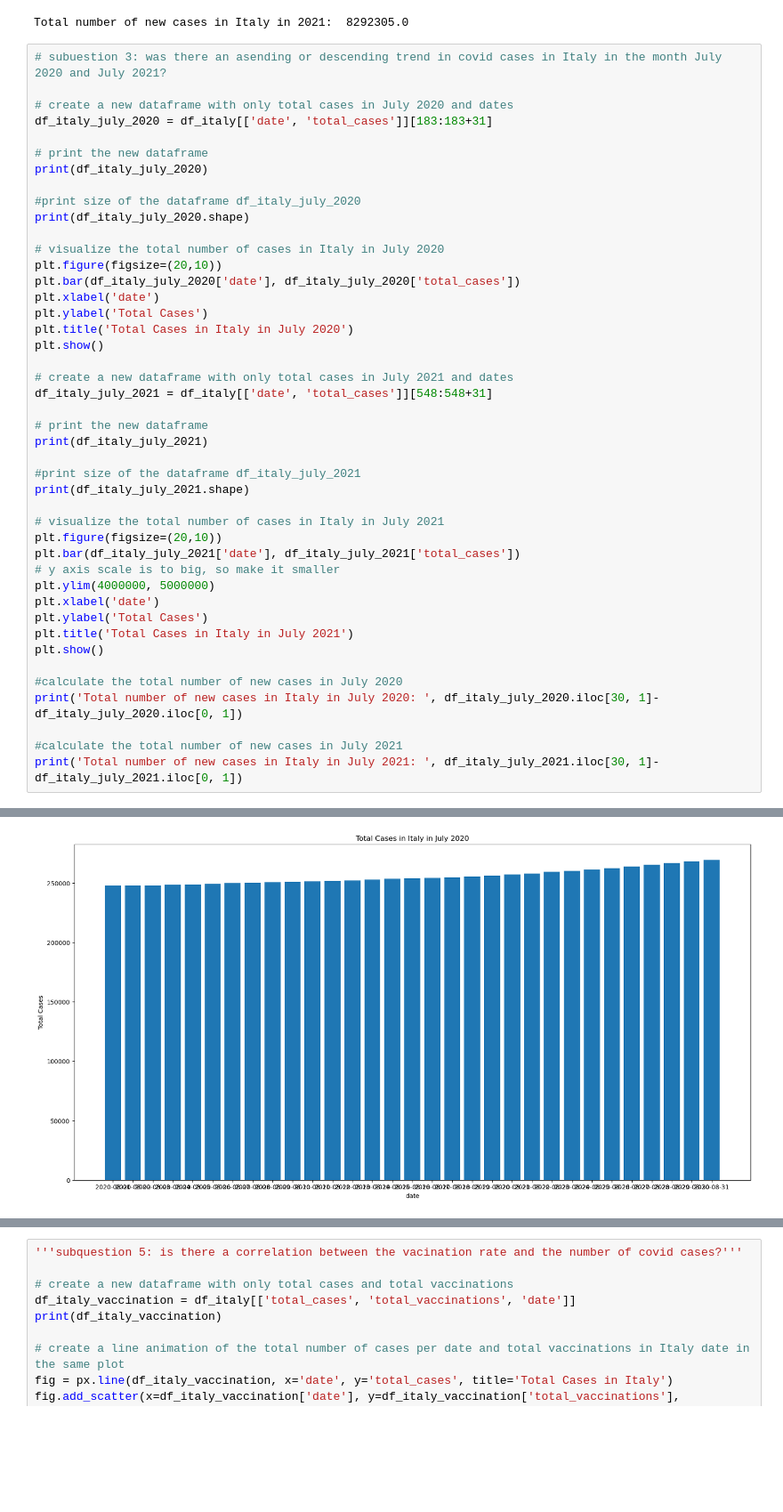
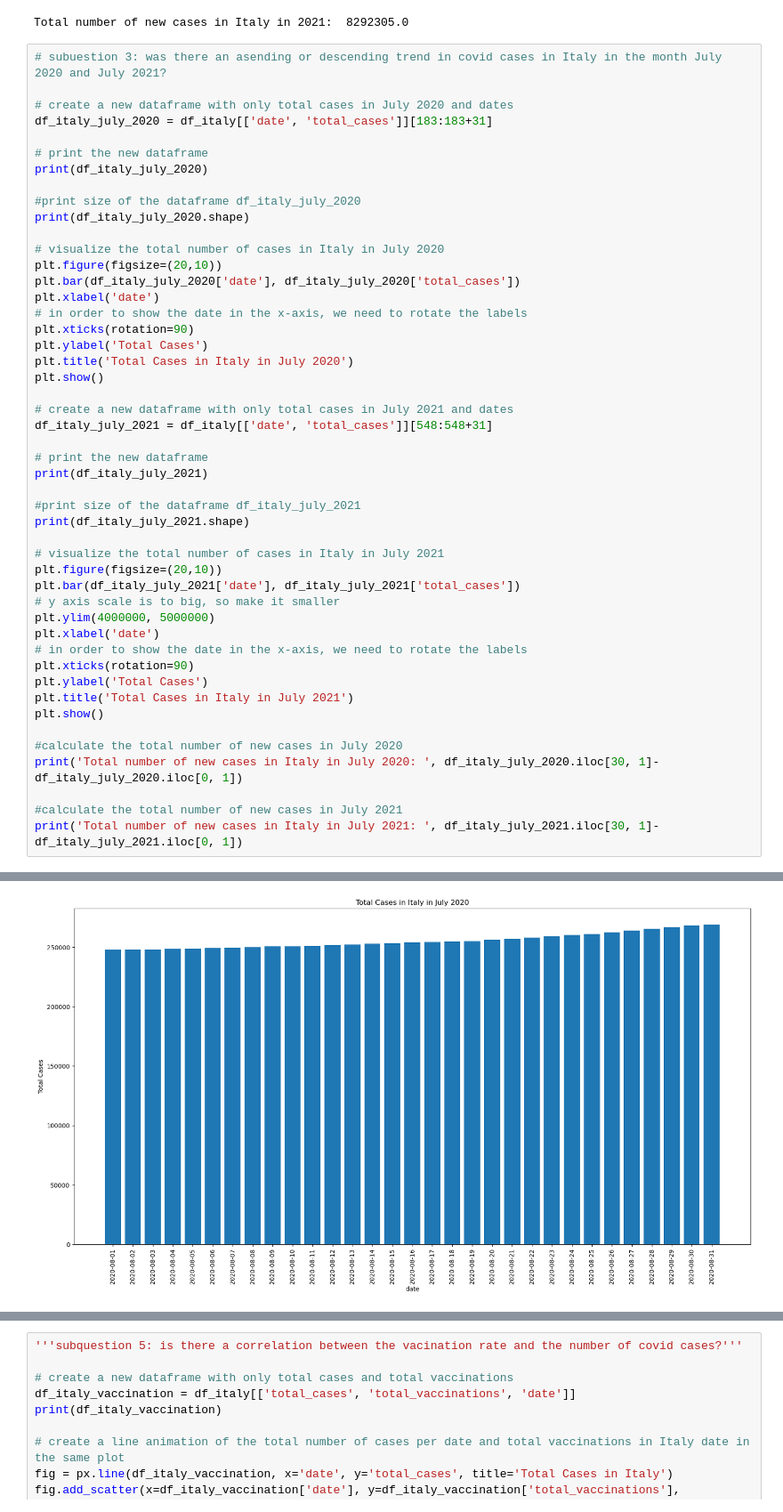
Before and after one commit to daanvanderk/TIL6010-LabAssignments, a Jupyter notebook: Project/Subquestion235.ipynb, the cells around one changed output, grey strips where cells are left out. Shown at 89% size. Cells and saved outputs as stored; diff of their text form; blank space fills up the shorter version.

```diff
--- a/Project/Subquestion235.ipynb
+++ b/Project/Subquestion235.ipynb
@@ -71,6 +71,8 @@ print(df_italy_july_2020.shape)
 plt.figure(figsize=(20,10))
 plt.bar(df_italy_july_2020['date'], df_italy_july_2020['total_cases'])
 plt.xlabel('date')
+# in order to show the date in the x-axis, we need to rotate the labels
+plt.xticks(rotation=90)
 plt.ylabel('Total Cases')
 plt.title('Total Cases in Italy in July 2020')
 plt.show()
@@ -90,34 +92,36 @@ plt.bar(df_italy_july_2021['date'], df_italy_july_2021['total_cases'])
 # y axis scale is to big, so make it smaller
 plt.ylim(4000000, 5000000)
 plt.xlabel('date')
+# in order to show the date in the x-axis, we need to rotate the labels
+plt.xticks(rotation=90)
 plt.ylabel('Total Cases')
 plt.title('Total Cases in Italy in July 2021')
 plt.show()
 
 #calculate the total number of new cases in July 2020
 print('Total number of new cases in Italy in July 2020: ', df_italy_july_2020.iloc[30, 1]-df_italy_july_2020.iloc[0, 1])
 
 #calculate the total number of new cases in July 2021
 print('Total number of new cases in Italy in July 2021: ', df_italy_july_2021.iloc[30, 1]-df_italy_july_2021.iloc[0, 1])
 # %% [output]
            date  total_cases
 183  2020-08-01     247832.0
 184  2020-08-02     248070.0
 185  2020-08-03     248229.0
 186  2020-08-04     248419.0
 187  2020-08-05     248803.0
 188  2020-08-06     249204.0
 189  2020-08-07     249756.0
 190  2020-08-08     250103.0
 191  2020-08-09     250566.0
 192  2020-08-10     250825.0
 193  2020-08-11     251237.0
 ... (17 lines left out)
 211  2020-08-29     266853.0
 212  2020-08-30     268218.0
 213  2020-08-31     269214.0
 (31, 2)
-[figure, old version]
+[figure, new version]
            date  total_cases
 548  2021-08-01    4355348.0
 549  2021-08-02    4358533.0
```
Also changed, not shown: parts of 1 cell of this notebook.
